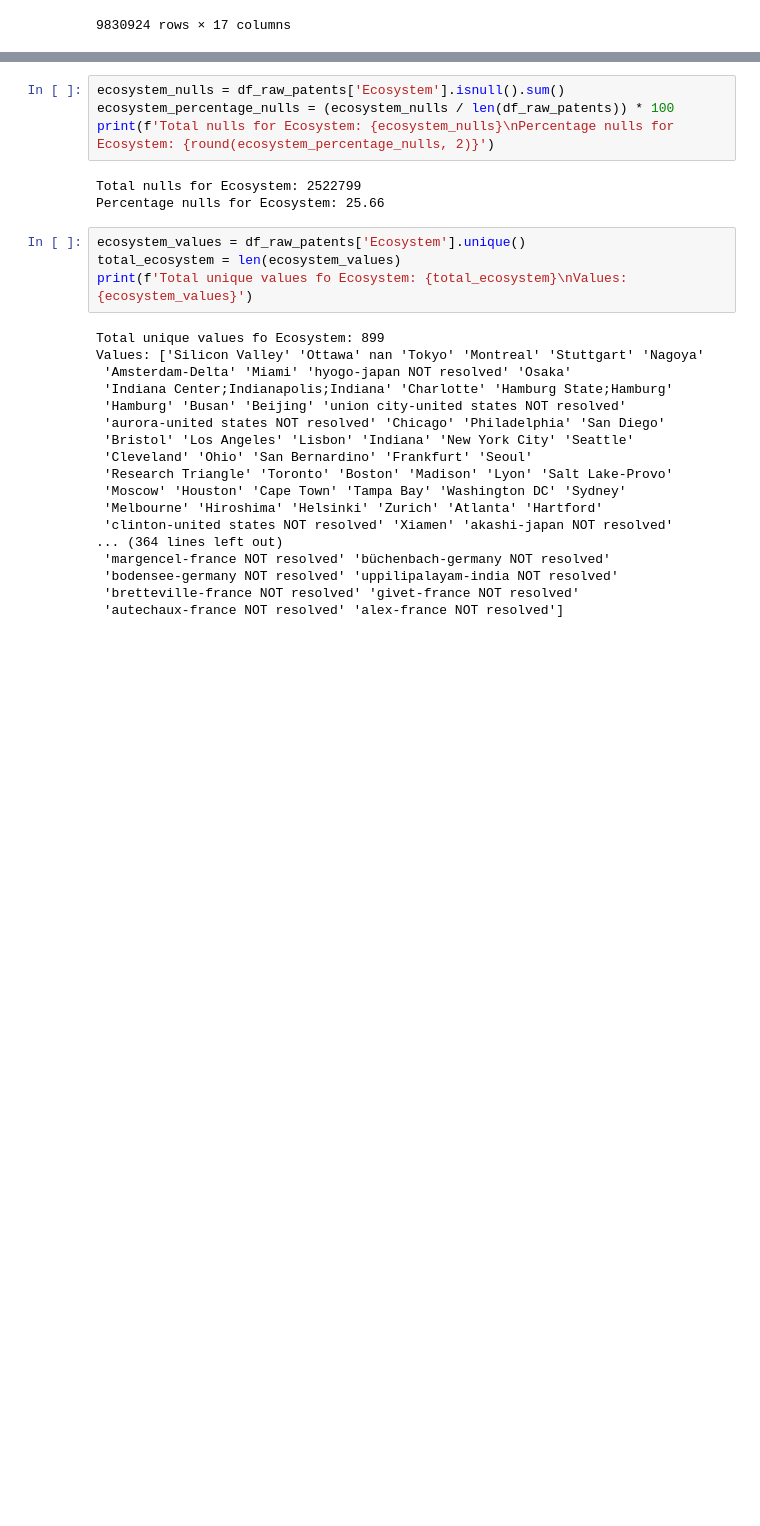
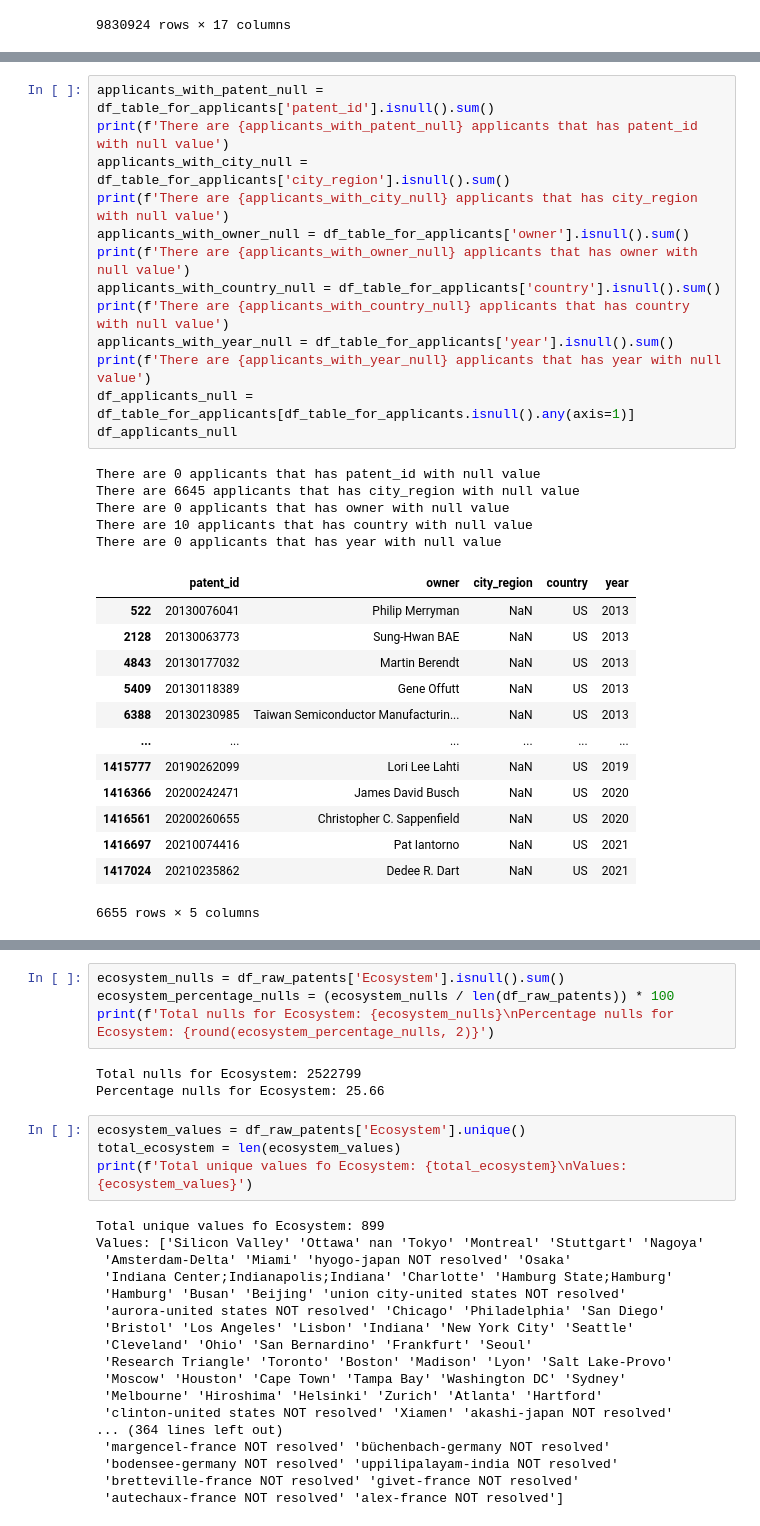
Before and after one commit to tseronni/genome, a Jupyter notebook: notebooks/01_data_preparation.ipynb, the cells around one changed output, grey strips where cells are left out. Saved outputs shown, nothing was run; the diff lists cells and outputs as text; blank space fills up the shorter version.

```diff
--- a/notebooks/01_data_preparation.ipynb
+++ b/notebooks/01_data_preparation.ipynb
@@ -22,0 +68,32 @@ df_raw_patents
+# %%
+applicants_with_patent_null = df_table_for_applicants['patent_id'].isnull().sum()
+print(f'There are {applicants_with_patent_null} applicants that has patent_id with null value')
+applicants_with_city_null = df_table_for_applicants['city_region'].isnull().sum()
+print(f'There are {applicants_with_city_null} applicants that has city_region with null value')
+applicants_with_owner_null = df_table_for_applicants['owner'].isnull().sum()
+print(f'There are {applicants_with_owner_null} applicants that has owner with null value')
+applicants_with_country_null = df_table_for_applicants['country'].isnull().sum()
+print(f'There are {applicants_with_country_null} applicants that has country with null value')
+applicants_with_year_null = df_table_for_applicants['year'].isnull().sum()
+print(f'There are {applicants_with_year_null} applicants that has year with null value')
+df_applicants_null = df_table_for_applicants[df_table_for_applicants.isnull().any(axis=1)]
+df_applicants_null
+# %% [output]
+There are 0 applicants that has patent_id with null value
+There are 6645 applicants that has city_region with null value
+There are 0 applicants that has owner with null value
+There are 10 applicants that has country with null value
+There are 0 applicants that has year with null value
+|  | patent_id | owner | city_region | country | year |
+| 522 | 20130076041 | Philip Merryman | NaN | US | 2013 |
+| 2128 | 20130063773 | Sung-Hwan BAE | NaN | US | 2013 |
+| 4843 | 20130177032 | Martin Berendt | NaN | US | 2013 |
+| 5409 | 20130118389 | Gene Offutt | NaN | US | 2013 |
+| 6388 | 20130230985 | Taiwan Semiconductor Manufacturin... | NaN | US | 2013 |
+| ... | ... | ... | ... | ... | ... |
+| 1415777 | 20190262099 | Lori Lee Lahti | NaN | US | 2019 |
+| 1416366 | 20200242471 | James David Busch | NaN | US | 2020 |
+| 1416561 | 20200260655 | Christopher C. Sappenfield | NaN | US | 2020 |
+| 1416697 | 20210074416 | Pat Iantorno | NaN | US | 2021 |
+| 1417024 | 20210235862 | Dedee R. Dart | NaN | US | 2021 |
+6655 rows × 5 columns
```
Also changed, not shown: parts of 7 cells of this notebook.
